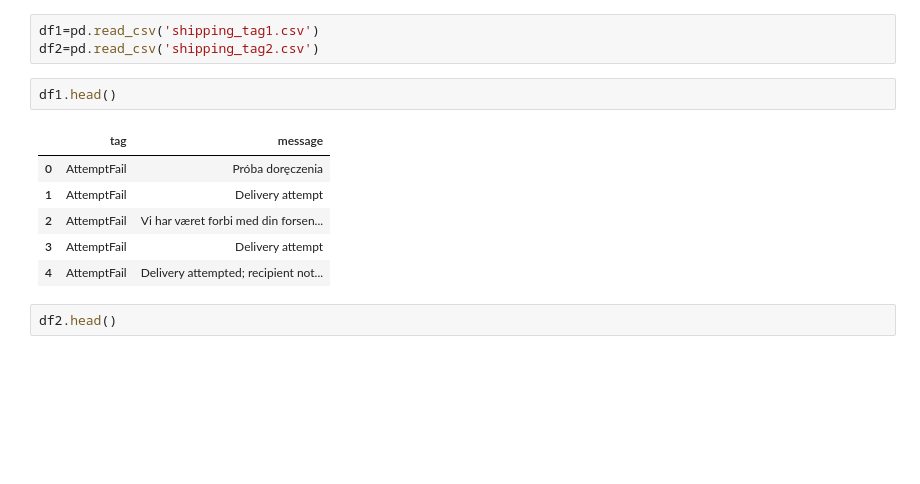
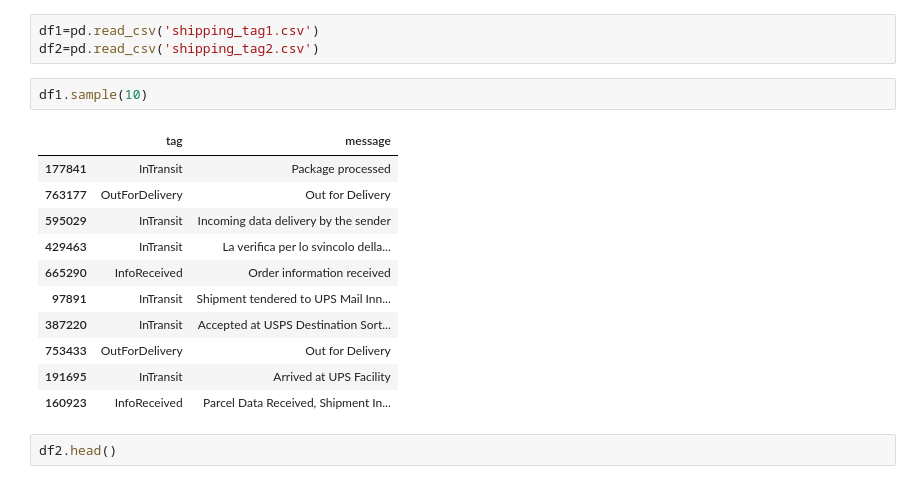
Before and after one commit to leftpaulx/Shipping-Status-Classifier, a Jupyter notebook: shipping_status_classifier.ipynb, the cells around one changed output. Saved outputs shown, nothing was run; the diff lists cells and outputs as text; blank space fills up the shorter version.

```diff
--- a/shipping_status_classifier.ipynb
+++ b/shipping_status_classifier.ipynb
@@ -10,15 +10,20 @@ import time
 # %%
 df1=pd.read_csv('shipping_tag1.csv')
 df2=pd.read_csv('shipping_tag2.csv')
-# %%
-df1.head()
-# %% [output]
-|  | tag | message |
-| 0 | AttemptFail | Próba doręczenia |
-| 1 | AttemptFail | Delivery attempt |
-| 2 | AttemptFail | Vi har været forbi med din forsen... |
-| 3 | AttemptFail | Delivery attempt |
-| 4 | AttemptFail | Delivery attempted; recipient not... |
+# %%
+df1.sample(10)
+# %% [output]
+|  | tag | message |
+| 177841 | InTransit | Package processed |
+| 763177 | OutForDelivery | Out for Delivery |
+| 595029 | InTransit | Incoming data delivery by the sender |
+| 429463 | InTransit | La verifica per lo svincolo della... |
+| 665290 | InfoReceived | Order information received |
+| 97891 | InTransit | Shipment tendered to UPS Mail Inn... |
+| 387220 | InTransit | Accepted at USPS Destination Sort... |
+| 753433 | OutForDelivery | Out for Delivery |
+| 191695 | InTransit | Arrived at UPS Facility |
+| 160923 | InfoReceived | Parcel Data Received, Shipment In... |
 # %%
 df2.head()
 # %% [output]
```
Also changed, not shown: parts of 39 cells of this notebook.
